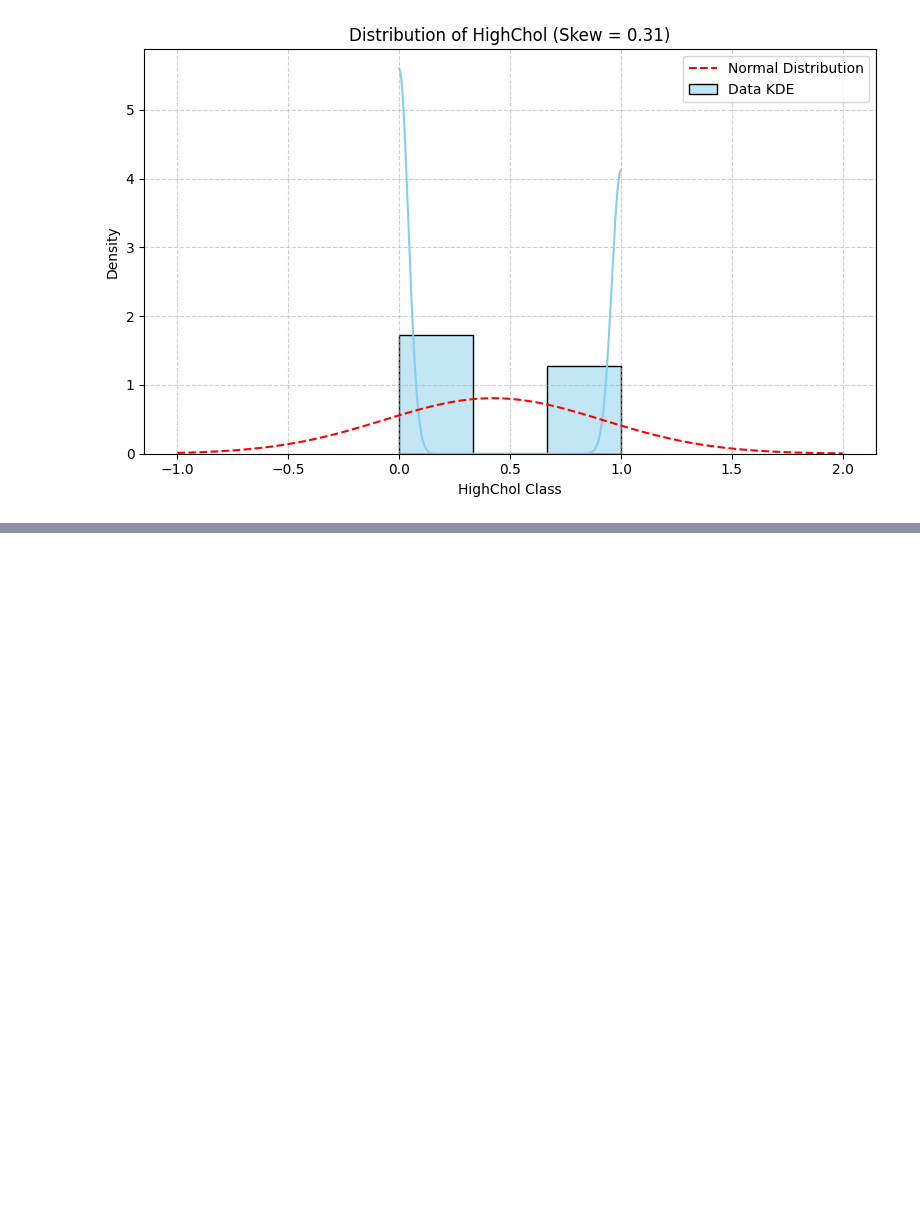
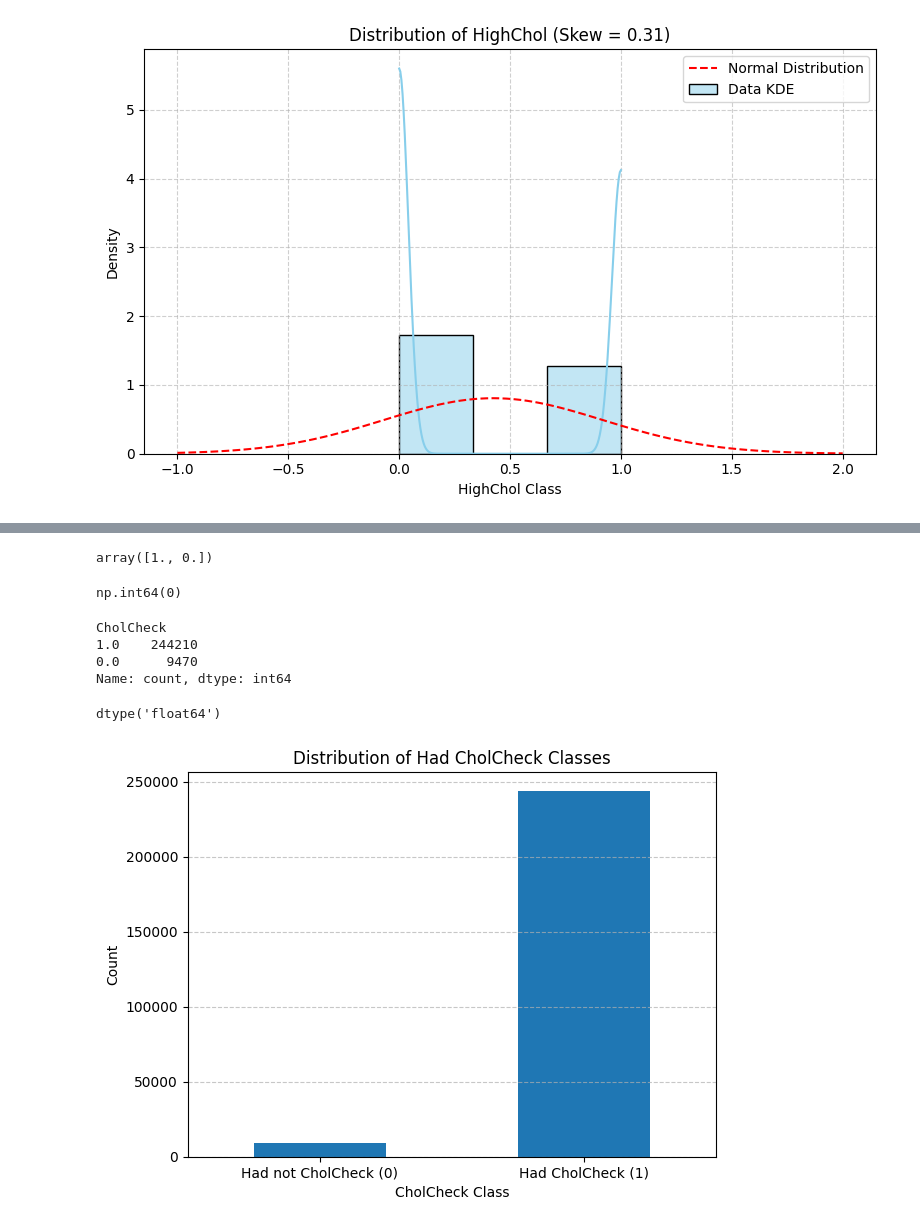
Before and after one commit to mrablfz05/diabetes-prediction, a Jupyter notebook: diabetes_prediction.ipynb, the cells around one changed output, grey strips where cells are left out. Saved outputs shown, nothing was run; the diff lists cells and outputs as text; code cells hidden in the pictures; blank space fills up the shorter version.

Commit message:
EDA: check for CholCheck which means the patient have been ever had Cholestrol or not. Then add some MD titles using html css to have better clean code

```diff
--- a/diabetes_prediction.ipynb
+++ b/diabetes_prediction.ipynb
@@ -386,0 +443,32 @@ plt.show()
+# %%
+diabetes["CholCheck"].unique()
+# %% [output]
+array([1., 0.])
+# %%
+diabetes["CholCheck"].isnull().sum()
+# %% [output]
+np.int64(0)
+# %%
+diabetes["CholCheck"].value_counts()
+# %% [output]
+CholCheck
+1.0    244210
+0.0      9470
+Name: count, dtype: int64
+# %%
+diabetes["CholCheck"].dtype
+# %% [output]
+dtype('float64')
+# %%
+counts = diabetes["CholCheck"].value_counts().reindex([0, 1], fill_value=0)
+
+counts.plot(kind='bar')
+plt.xlabel("CholCheck Class")
+plt.ylabel("Count")
+plt.title("Distribution of Had CholCheck Classes")
+plt.xticks(ticks=[0, 1], labels=["Had not CholCheck (0)", "Had CholCheck (1)"], rotation=0)
+plt.grid(axis='y', linestyle='--', alpha=0.7)
+plt.tight_layout()
+plt.show()
+# %% [output]
+[figure, added]
```
Also changed, not shown: parts of 11 cells of this notebook.
